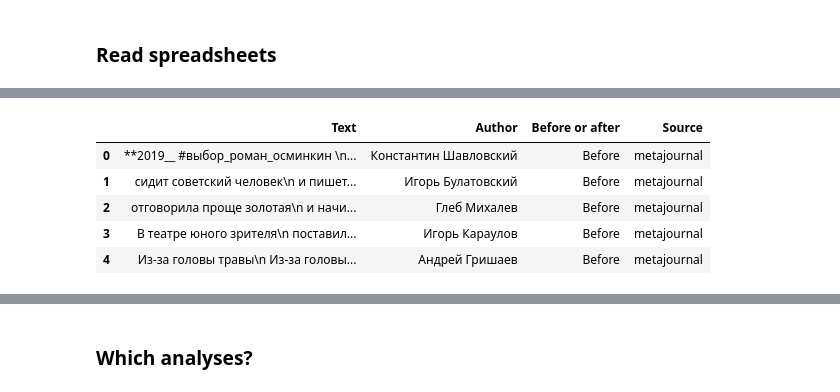
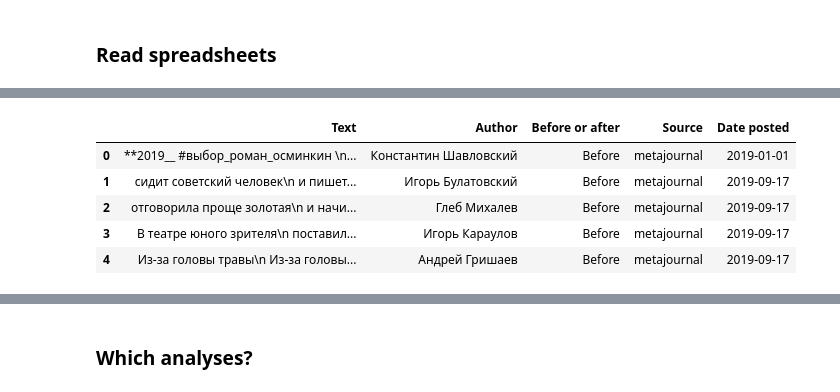
Before and after one commit to eelegiap/thesis-code, a Jupyter notebook: preliminary_cleaning_and_analysis.ipynb, the cells around one changed output, grey strips where cells are left out. Saved outputs shown, nothing was run; the diff lists cells and outputs as text; code cells hidden in the pictures.

```diff
--- a/preliminary_cleaning_and_analysis.ipynb
+++ b/preliminary_cleaning_and_analysis.ipynb
@@ -38,9 +38,12 @@ Unknown
 # %% [markdown]
 ### Read spreadsheets
 # %%
-xls = pd.ExcelFile('Excel_files/Thesis_Poems_9-18_4.xlsx')
-roarDf = pd.read_excel(xls, 'ROAR Vol. 3')
+xls = pd.ExcelFile('Excel_files/Thesis_Poems.xlsx')
+roar3Df = pd.read_excel(xls, 'ROAR Vol. 3')
+roar2Df = pd.read_excel(xls, 'ROAR Vol. 2')
 fbDf = pd.read_excel(xls, 'Facebook and Telegram')
+morefbDf = pd.read_excel(xls, 'More Facebook')
 mzDf = pd.read_excel(xls, 'Metazhurnal')
 npwDf = pd.read_excel(xls, 'No War Poetry')
+epDf = pd.read_excel(xls, 'Essential Poetry',usecols=[0,1,2,3,4], names=['Text', 'Author','Before or after','Source','Date posted'])
 # %%
@@ -93,14 +130,14 @@ fbDf['Author'] = fbDf['Author'].apply(lambda x : cyrillic[x])
 # %%
-mzDf = mzDf.rename(columns={"text": "Text", "author": "Author",'sender' : 'Source'})
-mzDf = mzDf[['Text','Author','Before or after','Source']]
+mzDf = mzDf.rename(columns={"text": "Text", "author": "Author",'sender' : 'Source','date':'Date posted'})
+mzDf = mzDf[['Text','Author','Before or after','Source','Date posted']]
 mzDf.head()
 # %% [output]
-|  | Text | Author | Before or after | Source |
-| 0 | **2019__ #выбор_роман_осминкин \n... | Константин Шавловский | Before | metajournal |
-| 1 | сидит советский человек\n и пишет... | Игорь Булатовский | Before | metajournal |
-| 2 | отговорила проще золотая\n и начи... | Глеб Михалев | Before | metajournal |
-| 3 | В театре юного зрителя\n поставил... | Игорь Караулов | Before | metajournal |
-| 4 | Из-за головы травы\n Из-за головы... | Андрей Гришаев | Before | metajournal |
+|  | Text | Author | Before or after | Source | Date posted |
+| 0 | **2019__ #выбор_роман_осминкин \n... | Константин Шавловский | Before | metajournal | 2019-01-01 |
+| 1 | сидит советский человек\n и пишет... | Игорь Булатовский | Before | metajournal | 2019-09-17 |
+| 2 | отговорила проще золотая\n и начи... | Глеб Михалев | Before | metajournal | 2019-09-17 |
+| 3 | В театре юного зрителя\n поставил... | Игорь Караулов | Before | metajournal | 2019-09-17 |
+| 4 | Из-за головы травы\n Из-за головы... | Андрей Гришаев | Before | metajournal | 2019-09-17 |
 # %%
 npwDf = npwDf[['Text','Author','Before or after']]
 npwDf['Source'] = 'No War Poetry'
```
Also changed, not shown: parts of 25 cells of this notebook, 3 other files.
